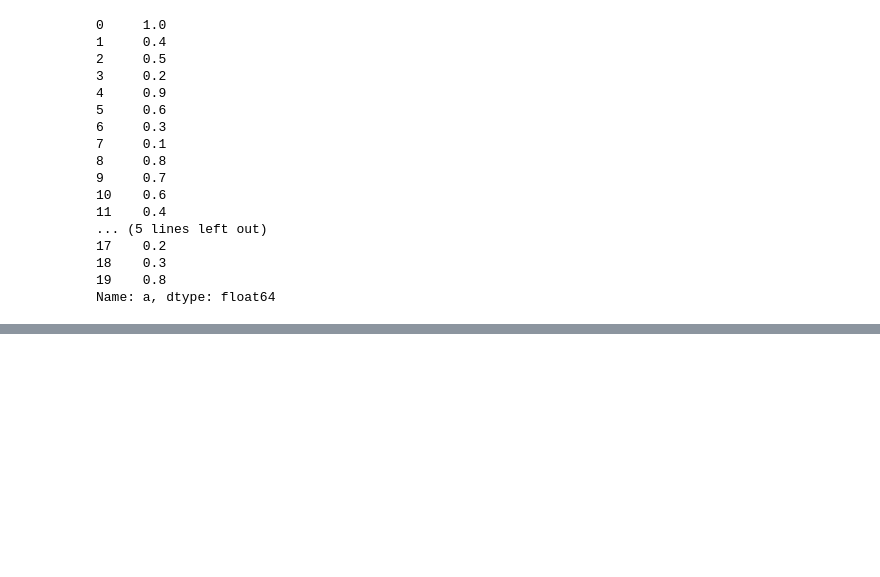
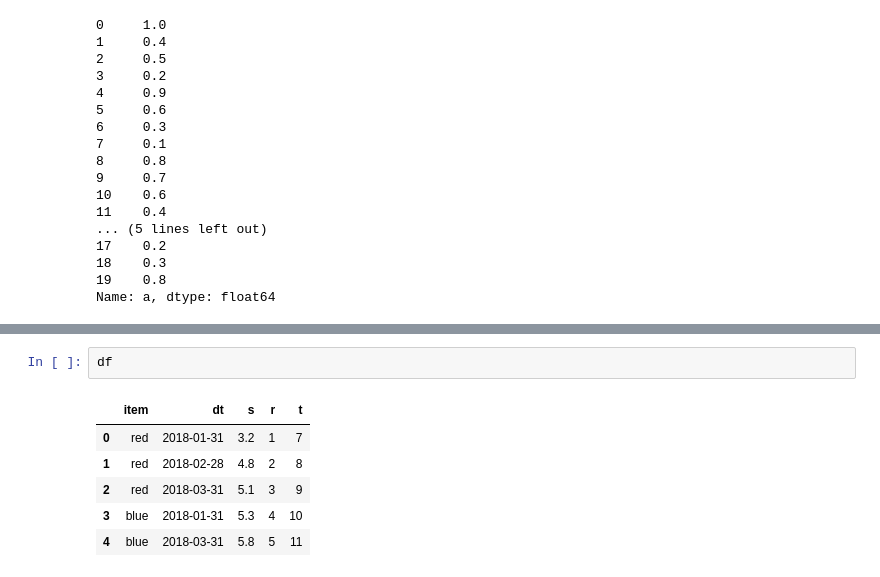
Before and after one commit to marketneutral/misc_research, a Jupyter notebook: pandas-fin-idioms.ipynb, the cells around one changed output, grey strips where cells are left out. Cells and saved outputs as stored; diff of their text form; blank space fills up the shorter version.

```diff
--- a/pandas-fin-idioms.ipynb
+++ b/pandas-fin-idioms.ipynb
@@ -238,0 +255,9 @@ Name: a, dtype: float64
+# %%
+df
+# %% [output]
+|  | item | dt | s | r | t |
+| 0 | red | 2018-01-31 | 3.2 | 1 | 7 |
+| 1 | red | 2018-02-28 | 4.8 | 2 | 8 |
+| 2 | red | 2018-03-31 | 5.1 | 3 | 9 |
+| 3 | blue | 2018-01-31 | 5.3 | 4 | 10 |
+| 4 | blue | 2018-03-31 | 5.8 | 5 | 11 |
```
Also changed, not shown: parts of 5 cells of this notebook, 15 other files.
